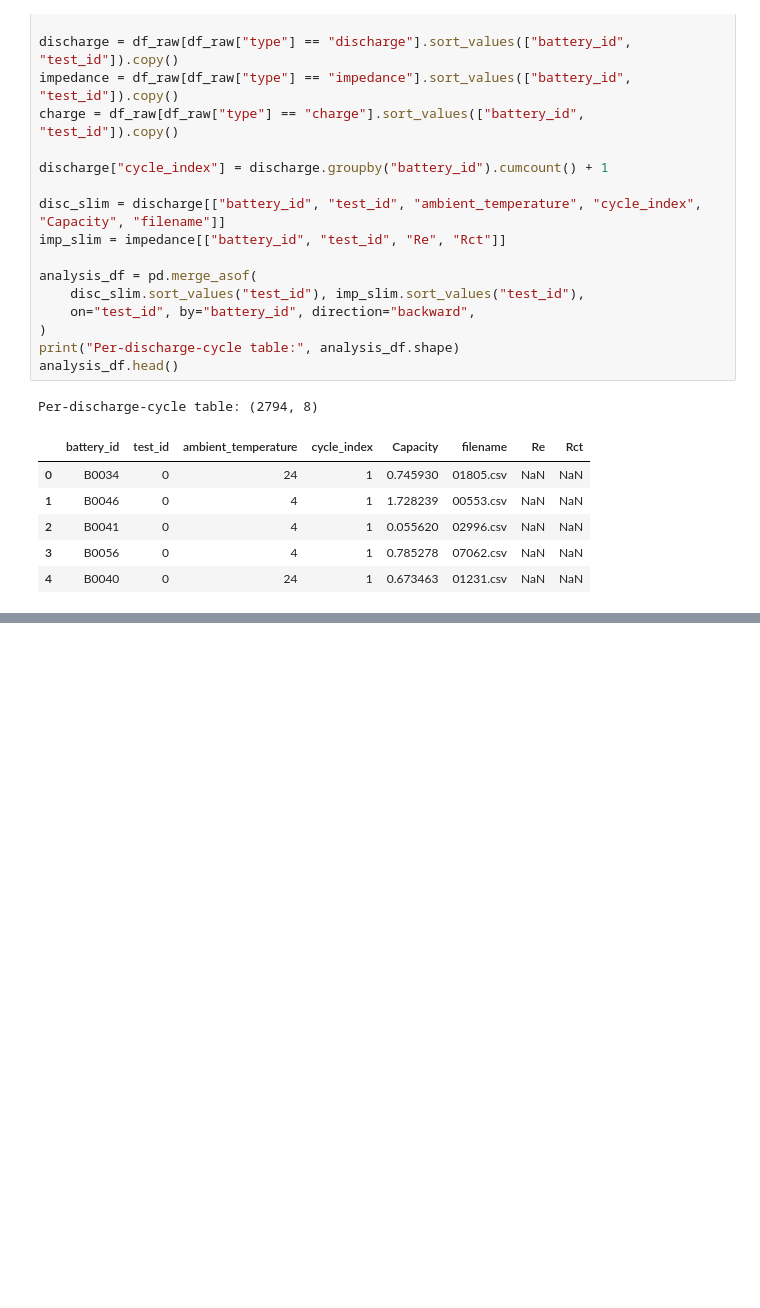
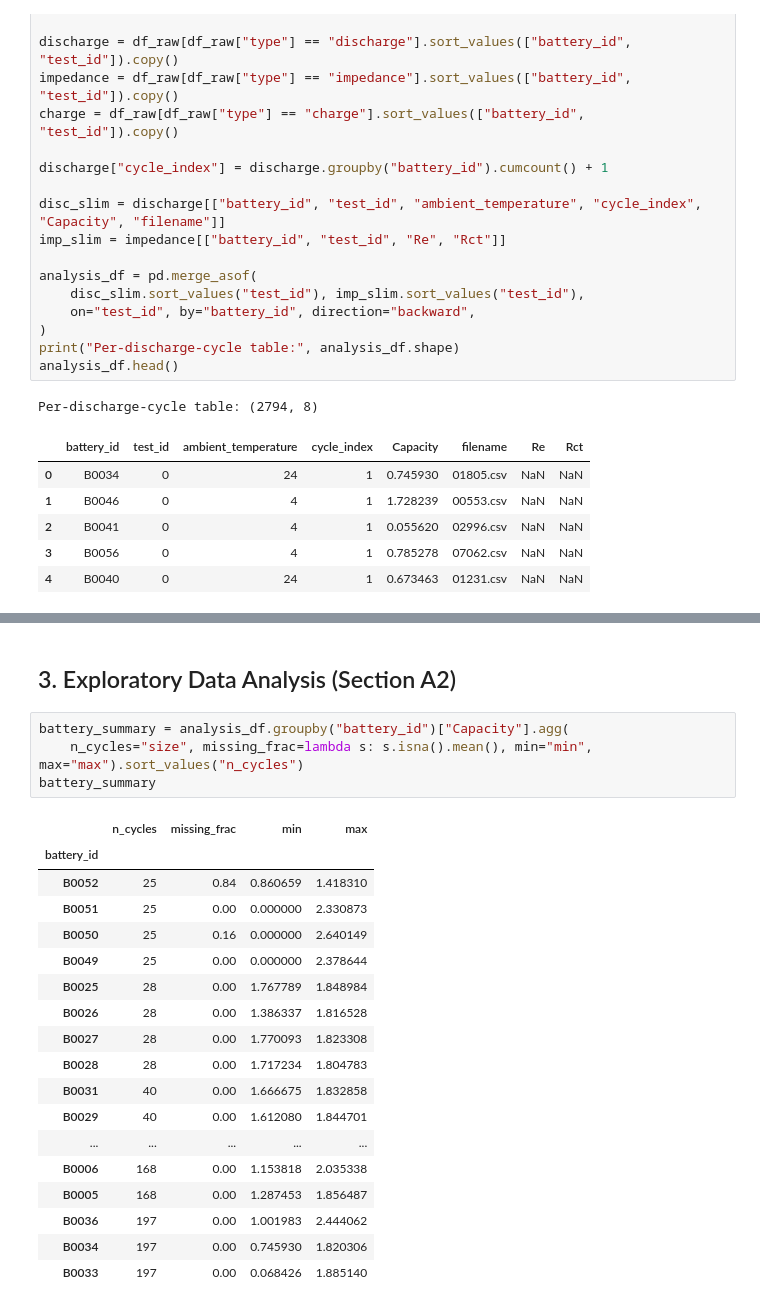
Before and after one commit to Roots26Hz/ChargeIQ, a Jupyter notebook: notebooks/regression.ipynb, the cells around one changed output, grey strips where cells are left out. Cells and saved outputs as stored; diff of their text form; blank space fills up the shorter version.

```diff
--- a/notebooks/regression.ipynb
+++ b/notebooks/regression.ipynb
@@ -110,0 +202,25 @@ Per-discharge-cycle table: (2794, 8)
+# %% [markdown]
+## 3. Exploratory Data Analysis (Section A2)
+# %%
+battery_summary = analysis_df.groupby("battery_id")["Capacity"].agg(
+    n_cycles="size", missing_frac=lambda s: s.isna().mean(), min="min", max="max").sort_values("n_cycles")
+battery_summary
+# %% [output]
+|  | n_cycles | missing_frac | min | max |
+| battery_id |  |  |  |  |
+| B0052 | 25 | 0.84 | 0.860659 | 1.418310 |
+| B0051 | 25 | 0.00 | 0.000000 | 2.330873 |
+| B0050 | 25 | 0.16 | 0.000000 | 2.640149 |
+| B0049 | 25 | 0.00 | 0.000000 | 2.378644 |
+| B0025 | 28 | 0.00 | 1.767789 | 1.848984 |
+| B0026 | 28 | 0.00 | 1.386337 | 1.816528 |
+| B0027 | 28 | 0.00 | 1.770093 | 1.823308 |
+| B0028 | 28 | 0.00 | 1.717234 | 1.804783 |
+| B0031 | 40 | 0.00 | 1.666675 | 1.832858 |
+| B0029 | 40 | 0.00 | 1.612080 | 1.844701 |
+| ... | ... | ... | ... | ... |
+| B0006 | 168 | 0.00 | 1.153818 | 2.035338 |
+| B0005 | 168 | 0.00 | 1.287453 | 1.856487 |
+| B0036 | 197 | 0.00 | 1.001983 | 2.444062 |
+| B0034 | 197 | 0.00 | 0.745930 | 1.820306 |
+| B0033 | 197 | 0.00 | 0.068426 | 1.885140 |
```
Also changed, not shown: parts of 7 cells of this notebook.
